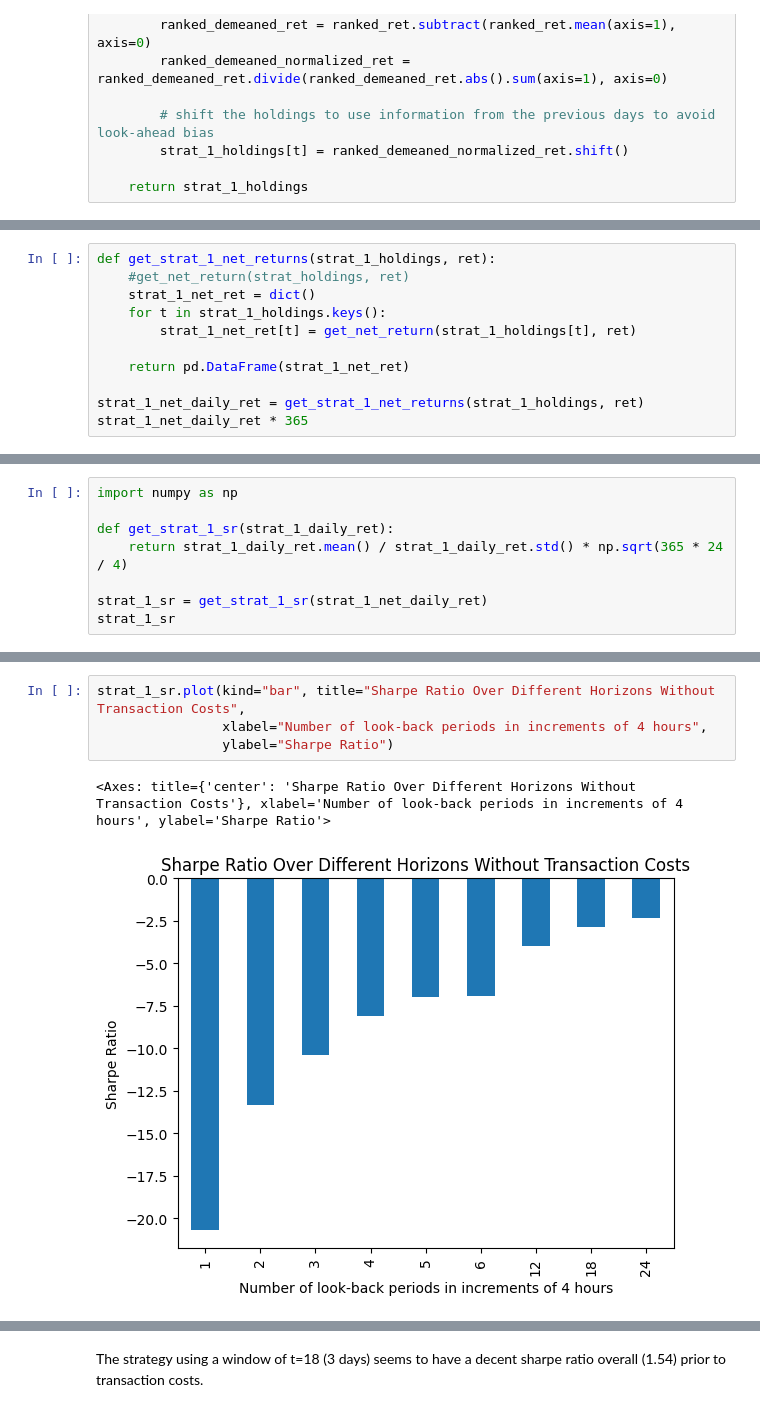
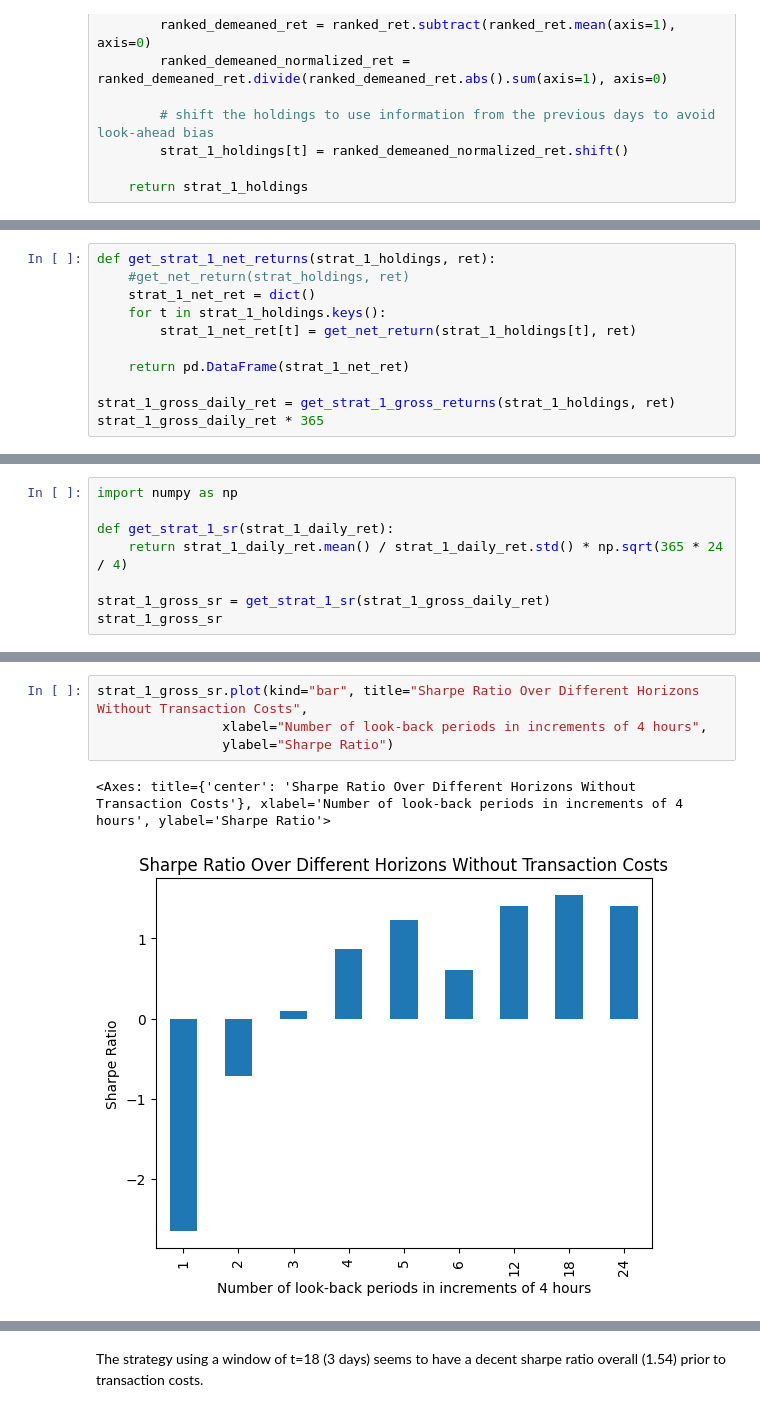
Before and after one commit to wbchristerson/jn-learning, a Jupyter notebook: cryptocurrency_stat_arb.ipynb, the cells around one changed output, grey strips where cells are left out. Drawn from its saved outputs; the diff is of its cells as text.

```diff
--- a/cryptocurrency_stat_arb.ipynb
+++ b/cryptocurrency_stat_arb.ipynb
@@ -222,8 +208,8 @@ def get_strat_1_net_returns(strat_1_holdings, ret):
 
     return pd.DataFrame(strat_1_net_ret)
 
-strat_1_net_daily_ret = get_strat_1_net_returns(strat_1_holdings, ret)
-strat_1_net_daily_ret * 365
+strat_1_gross_daily_ret = get_strat_1_gross_returns(strat_1_holdings, ret)
+strat_1_gross_daily_ret * 365
 # %% [output]
 |  | 1 | 2 | 3 | 4 | 5 | 6 | 12 | 18 | 24 |
 | 2020-01-01 00:00:00 | 0.000000 | 0.000000 | 0.000000 | 0.000000 | 0.000000 | 0.000000 | 0.000000 | 0.000000 | 0.000000 |
@@ -244,6 +230,6 @@ import numpy as np
 def get_strat_1_sr(strat_1_daily_ret):
     return strat_1_daily_ret.mean() / strat_1_daily_ret.std() * np.sqrt(365 * 24 / 4)
 
-strat_1_sr = get_strat_1_sr(strat_1_net_daily_ret)
-strat_1_sr
+strat_1_gross_sr = get_strat_1_sr(strat_1_gross_daily_ret)
+strat_1_gross_sr
 # %% [output]
@@ -259,9 +245,9 @@ strat_1_sr
 dtype: float64
 # %%
-strat_1_sr.plot(kind="bar", title="Sharpe Ratio Over Different Horizons Without Transaction Costs",
+strat_1_gross_sr.plot(kind="bar", title="Sharpe Ratio Over Different Horizons Without Transaction Costs",
                 xlabel="Number of look-back periods in increments of 4 hours",
                 ylabel="Sharpe Ratio")
 # %% [output]
 <Axes: title={'center': 'Sharpe Ratio Over Different Horizons Without Transaction Costs'}, xlabel='Number of look-back periods in increments of 4 hours', ylabel='Sharpe Ratio'>
-[figure, old version]
+[figure, new version]
 # %% [markdown]
```
Also changed, not shown: parts of 55 cells of this notebook.
